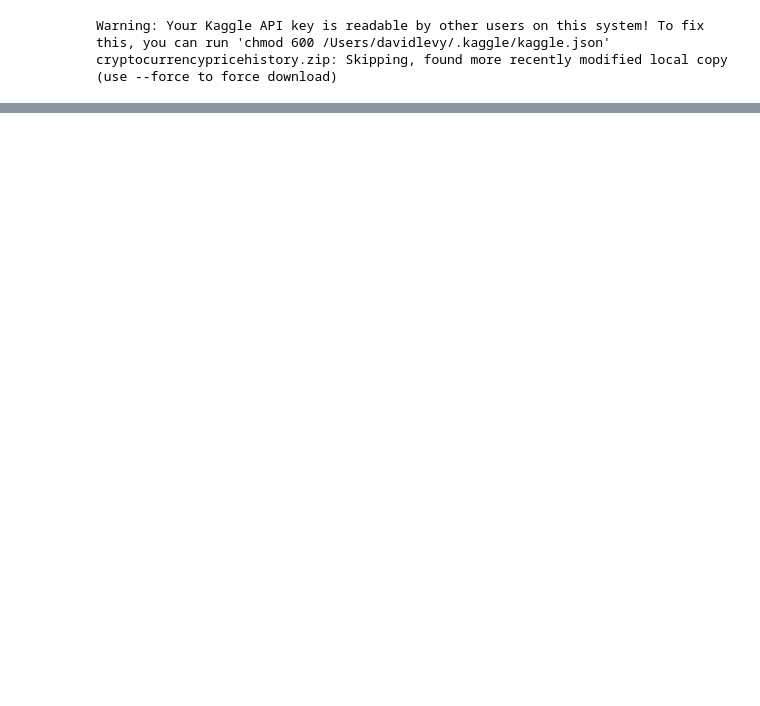
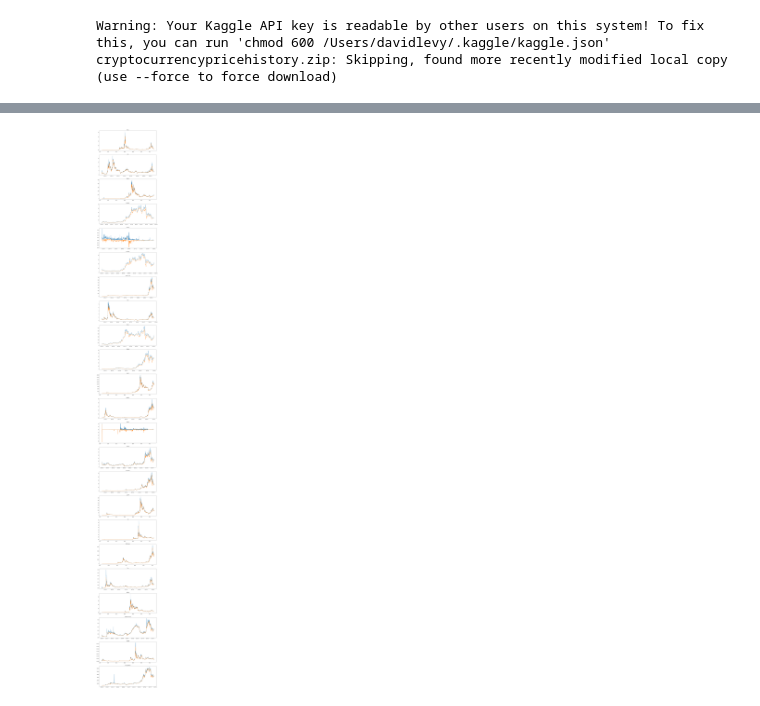
Before and after one commit to JosefinadeSolminihac/project_1, a Jupyter notebook: kaggle_eda_dml.ipynb, the cells around one changed output, grey strips where cells are left out. Cells and saved outputs as stored; diff of their text form; code cells hidden in the pictures; blank space fills up the shorter version.

Commit message:
Initiated EDA on all provided data. Generated visualizations of High, Low and Market Cap data.

```diff
--- a/kaggle_eda_dml.ipynb
+++ b/kaggle_eda_dml.ipynb
@@ -30,0 +60,22 @@ frame_dict[0].head()
+# %%
+# initiate the figure and axis with 23 subplots in a vertical line
+fig, ax = plt.subplots(23,1, figsize=(15, 150))
+
+# instantiate a counter
+i = 0
+
+# loop through dictionary keys
+for key in list(frame_dict.keys()):
+
+    # transform `Date` column data to datetime64
+    frame_dict[key]["Date"] = pd.to_datetime(frame_dict[list(frame_dict.keys())[0]]["Date"])
+
+    # plot the highs and lows as a time series for each coin
+    ax[i].plot(frame_dict[key]["Date"], frame_dict[key]["High"])
+    ax[i].plot(frame_dict[key]["Date"], frame_dict[key]["Low"])
+    ax[i].set_title(key.replace("coin_", "").replace("_df", "").title())
+
+    # add to the counter
+    i += 1
+# %% [output]
+[figure, added]
```
Also changed, not shown: parts of 8 cells of this notebook.
